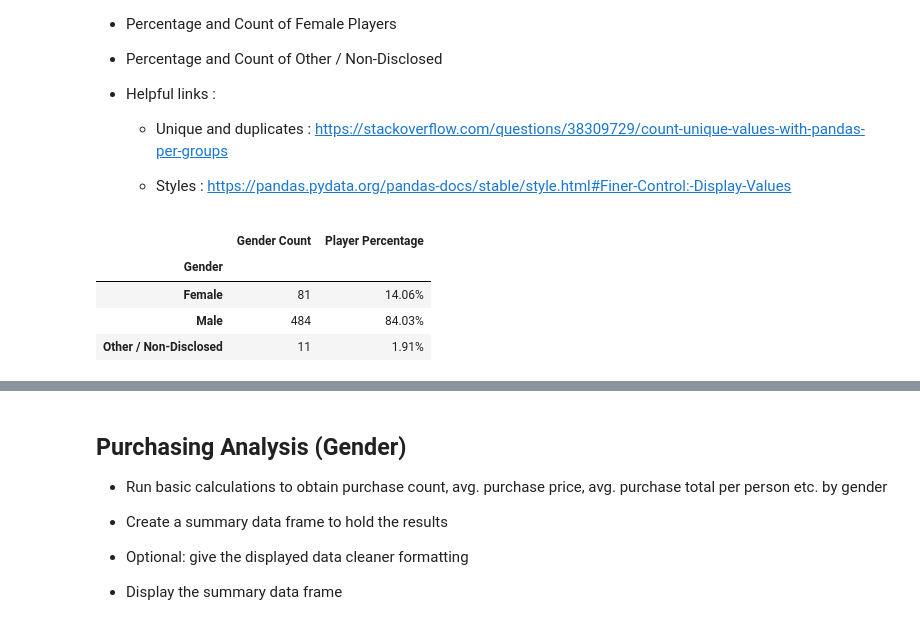
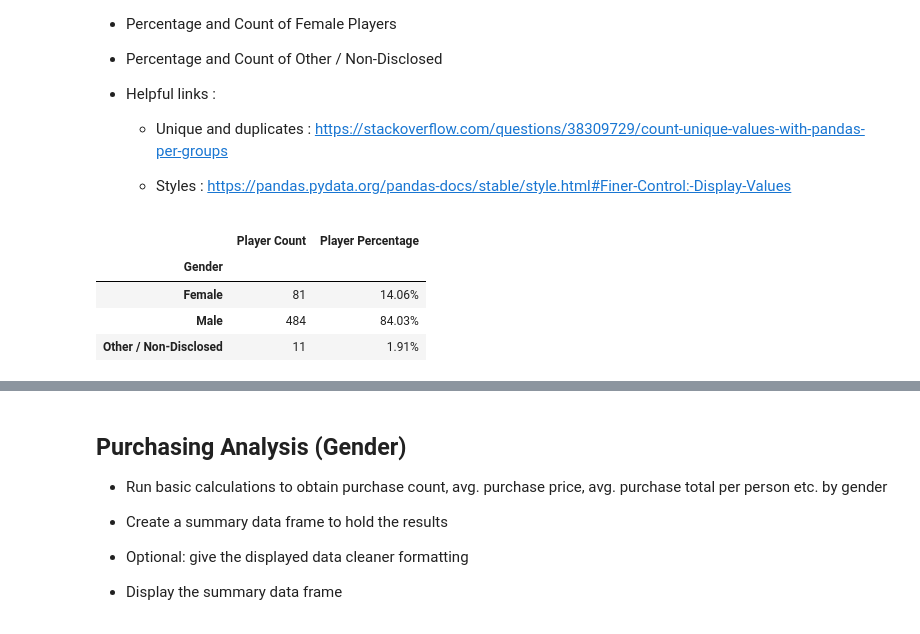
Before and after one commit to mhflynn/Pandas-Challege, a Jupyter notebook: HeroesOfPymoli.ipynb, the cells around one changed output, grey strips where cells are left out. Cells and saved outputs as stored; diff of their text form; code cells hidden in the pictures.

```diff
--- a/HeroesOfPymoli.ipynb
+++ b/HeroesOfPymoli.ipynb
@@ -122,17 +107,17 @@ summaryDF
 
     * Styles : https://pandas.pydata.org/pandas-docs/stable/style.html#Finer-Control:-Display-Values
 # %%
-# Create summary dataframe of Player ('SN') counts grouped by 'Gender' column values.
+# Create summary dataframe of Player ('SN') counts grouped by 'Gender'
 genderSummary  = purchase_data.groupby('Gender')[['SN']].nunique()
-genderSummary.rename(columns={'SN':'Gender Count'}, inplace=True)
+genderSummary.rename(columns={'SN':'Player Count'}, inplace=True)
 
-# Add column to summary dataframe for Player ('SN') percentage by 'Gender'
-genderSummary['Player Percentage'] = (genderSummary['Gender Count'] / playerCnt)*100
+# Add a column to summary dataframe for Player ('SN') percentage by 'Gender'
+genderSummary['Player Percentage'] = (genderSummary['Player Count'] / playerCnt)*100
 
 # Show formatted summary dataframe
 genderSummary.style.format({'Player Percentage':"{:.2f}%"})
 # %% [output]
-|  | Gender Count | Player Percentage |
+|  | Player Count | Player Percentage |
 | Gender |  |  |
 | Female | 81 | 14.06% |
 | Male | 484 | 84.03% |
```
Also changed, not shown: parts of 17 cells of this notebook, 1 other file.
